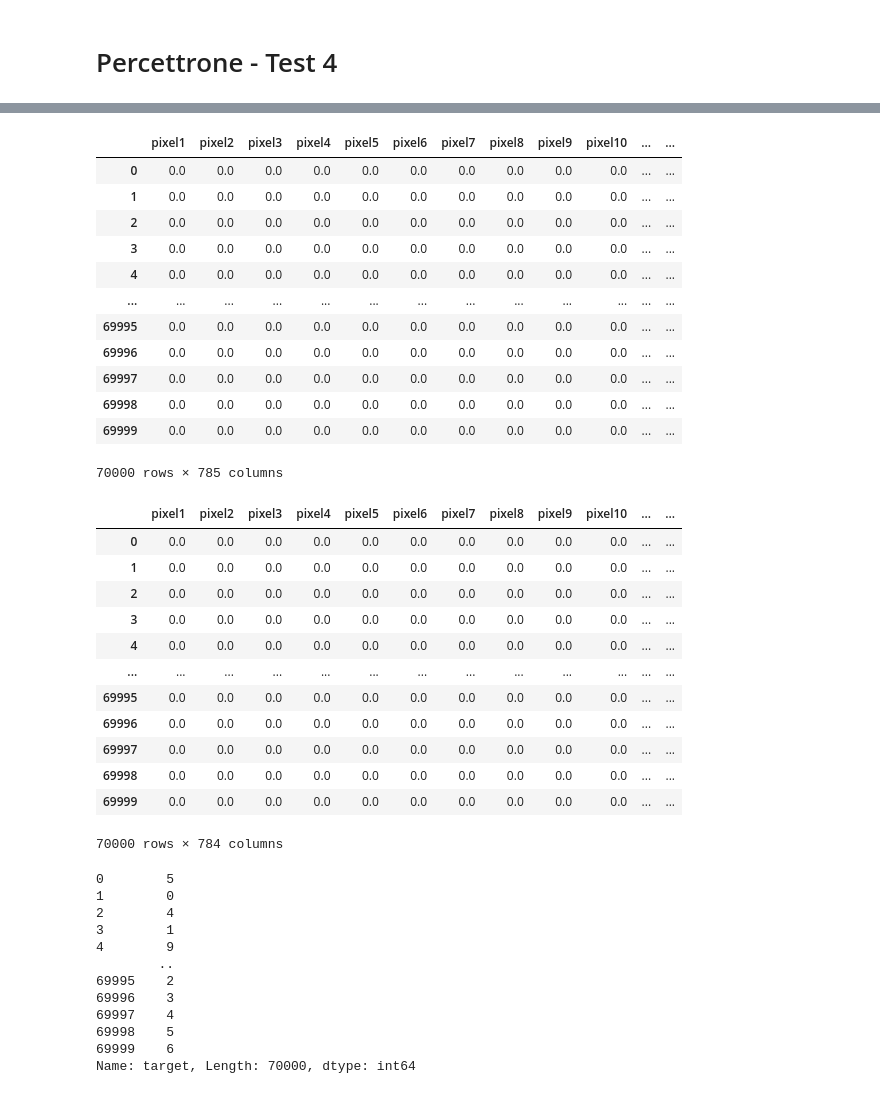
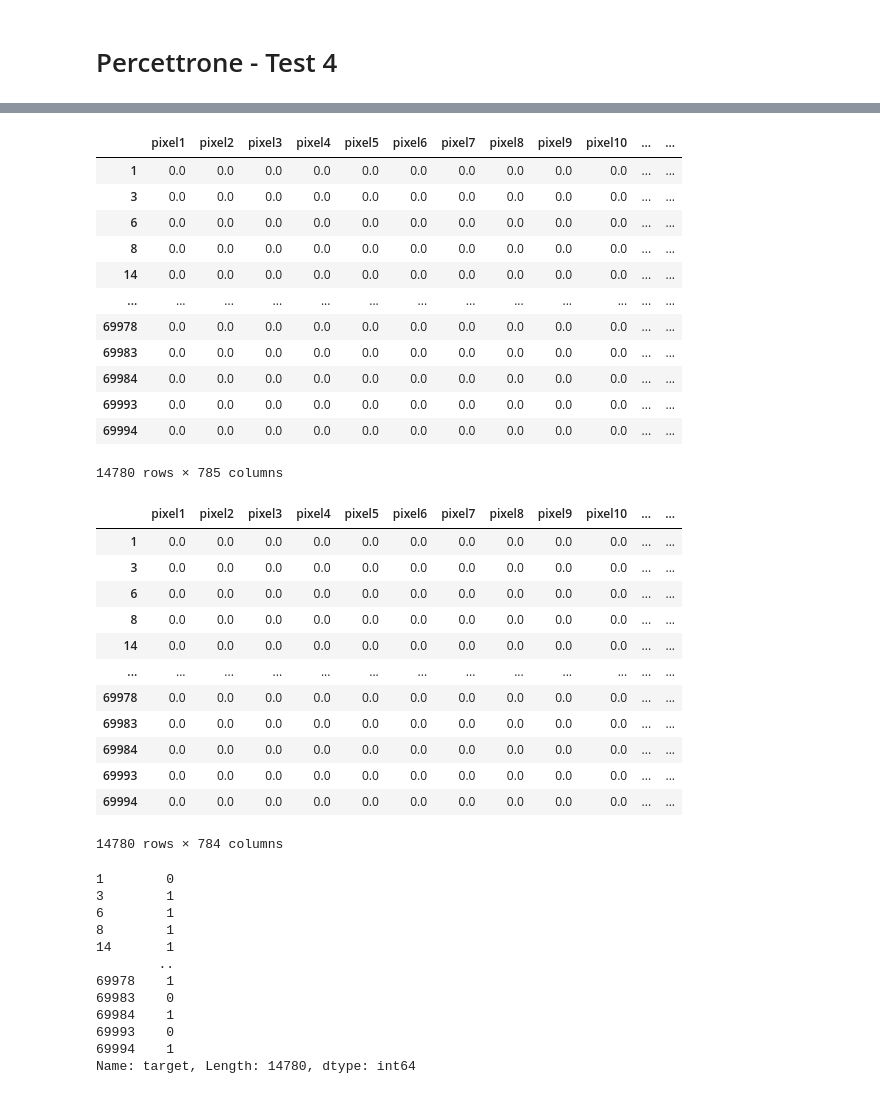
Before and after one commit to nikmaffi/A.I., a Jupyter notebook: perceptron/analisi-mnist.ipynb, the cells around one changed output, grey strips where cells are left out. Saved outputs shown, nothing was run; the diff lists cells and outputs as text; code cells hidden in the pictures.

```diff
--- a/perceptron/analisi-mnist.ipynb
+++ b/perceptron/analisi-mnist.ipynb
@@ -38,22 +39,23 @@ array([5, 0, 4, 1, 9, 2, 3, 6, 7, 8], dtype=int64)
 # %%
 #Rimozione prima colonna (indici delle righe)
 
-data.pop("index")
+data.pop("garbage")
+data = data[data["target"].isin([0, 1])]
 data
 # %% [output]
 |  | pixel1 | pixel2 | pixel3 | pixel4 | pixel5 | pixel6 | pixel7 | pixel8 | pixel9 | pixel10 | ... | ... |
-| 0 | 0.0 | 0.0 | 0.0 | 0.0 | 0.0 | 0.0 | 0.0 | 0.0 | 0.0 | 0.0 | ... | ... |
 | 1 | 0.0 | 0.0 | 0.0 | 0.0 | 0.0 | 0.0 | 0.0 | 0.0 | 0.0 | 0.0 | ... | ... |
-| 2 | 0.0 | 0.0 | 0.0 | 0.0 | 0.0 | 0.0 | 0.0 | 0.0 | 0.0 | 0.0 | ... | ... |
 | 3 | 0.0 | 0.0 | 0.0 | 0.0 | 0.0 | 0.0 | 0.0 | 0.0 | 0.0 | 0.0 | ... | ... |
-| 4 | 0.0 | 0.0 | 0.0 | 0.0 | 0.0 | 0.0 | 0.0 | 0.0 | 0.0 | 0.0 | ... | ... |
+| 6 | 0.0 | 0.0 | 0.0 | 0.0 | 0.0 | 0.0 | 0.0 | 0.0 | 0.0 | 0.0 | ... | ... |
+| 8 | 0.0 | 0.0 | 0.0 | 0.0 | 0.0 | 0.0 | 0.0 | 0.0 | 0.0 | 0.0 | ... | ... |
+| 14 | 0.0 | 0.0 | 0.0 | 0.0 | 0.0 | 0.0 | 0.0 | 0.0 | 0.0 | 0.0 | ... | ... |
 | ... | ... | ... | ... | ... | ... | ... | ... | ... | ... | ... | ... | ... |
-| 69995 | 0.0 | 0.0 | 0.0 | 0.0 | 0.0 | 0.0 | 0.0 | 0.0 | 0.0 | 0.0 | ... | ... |
-| 69996 | 0.0 | 0.0 | 0.0 | 0.0 | 0.0 | 0.0 | 0.0 | 0.0 | 0.0 | 0.0 | ... | ... |
-| 69997 | 0.0 | 0.0 | 0.0 | 0.0 | 0.0 | 0.0 | 0.0 | 0.0 | 0.0 | 0.0 | ... | ... |
-| 69998 | 0.0 | 0.0 | 0.0 | 0.0 | 0.0 | 0.0 | 0.0 | 0.0 | 0.0 | 0.0 | ... | ... |
-| 69999 | 0.0 | 0.0 | 0.0 | 0.0 | 0.0 | 0.0 | 0.0 | 0.0 | 0.0 | 0.0 | ... | ... |
+| 69978 | 0.0 | 0.0 | 0.0 | 0.0 | 0.0 | 0.0 | 0.0 | 0.0 | 0.0 | 0.0 | ... | ... |
+| 69983 | 0.0 | 0.0 | 0.0 | 0.0 | 0.0 | 0.0 | 0.0 | 0.0 | 0.0 | 0.0 | ... | ... |
+| 69984 | 0.0 | 0.0 | 0.0 | 0.0 | 0.0 | 0.0 | 0.0 | 0.0 | 0.0 | 0.0 | ... | ... |
+| 69993 | 0.0 | 0.0 | 0.0 | 0.0 | 0.0 | 0.0 | 0.0 | 0.0 | 0.0 | 0.0 | ... | ... |
+| 69994 | 0.0 | 0.0 | 0.0 | 0.0 | 0.0 | 0.0 | 0.0 | 0.0 | 0.0 | 0.0 | ... | ... |
-70000 rows × 785 columns
+14780 rows × 785 columns
 # %%
 X = data.copy()
 y = X.pop("target")
@@ -61,33 +63,33 @@ y = X.pop("target")
 X
 # %% [output]
 |  | pixel1 | pixel2 | pixel3 | pixel4 | pixel5 | pixel6 | pixel7 | pixel8 | pixel9 | pixel10 | ... | ... |
-| 0 | 0.0 | 0.0 | 0.0 | 0.0 | 0.0 | 0.0 | 0.0 | 0.0 | 0.0 | 0.0 | ... | ... |
 | 1 | 0.0 | 0.0 | 0.0 | 0.0 | 0.0 | 0.0 | 0.0 | 0.0 | 0.0 | 0.0 | ... | ... |
-| 2 | 0.0 | 0.0 | 0.0 | 0.0 | 0.0 | 0.0 | 0.0 | 0.0 | 0.0 | 0.0 | ... | ... |
 | 3 | 0.0 | 0.0 | 0.0 | 0.0 | 0.0 | 0.0 | 0.0 | 0.0 | 0.0 | 0.0 | ... | ... |
-| 4 | 0.0 | 0.0 | 0.0 | 0.0 | 0.0 | 0.0 | 0.0 | 0.0 | 0.0 | 0.0 | ... | ... |
+| 6 | 0.0 | 0.0 | 0.0 | 0.0 | 0.0 | 0.0 | 0.0 | 0.0 | 0.0 | 0.0 | ... | ... |
+| 8 | 0.0 | 0.0 | 0.0 | 0.0 | 0.0 | 0.0 | 0.0 | 0.0 | 0.0 | 0.0 | ... | ... |
+| 14 | 0.0 | 0.0 | 0.0 | 0.0 | 0.0 | 0.0 | 0.0 | 0.0 | 0.0 | 0.0 | ... | ... |
 | ... | ... | ... | ... | ... | ... | ... | ... | ... | ... | ... | ... | ... |
-| 69995 | 0.0 | 0.0 | 0.0 | 0.0 | 0.0 | 0.0 | 0.0 | 0.0 | 0.0 | 0.0 | ... | ... |
-| 69996 | 0.0 | 0.0 | 0.0 | 0.0 | 0.0 | 0.0 | 0.0 | 0.0 | 0.0 | 0.0 | ... | ... |
-| 69997 | 0.0 | 0.0 | 0.0 | 0.0 | 0.0 | 0.0 | 0.0 | 0.0 | 0.0 | 0.0 | ... | ... |
-| 69998 | 0.0 | 0.0 | 0.0 | 0.0 | 0.0 | 0.0 | 0.0 | 0.0 | 0.0 | 0.0 | ... | ... |
-| 69999 | 0.0 | 0.0 | 0.0 | 0.0 | 0.0 | 0.0 | 0.0 | 0.0 | 0.0 | 0.0 | ... | ... |
+| 69978 | 0.0 | 0.0 | 0.0 | 0.0 | 0.0 | 0.0 | 0.0 | 0.0 | 0.0 | 0.0 | ... | ... |
+| 69983 | 0.0 | 0.0 | 0.0 | 0.0 | 0.0 | 0.0 | 0.0 | 0.0 | 0.0 | 0.0 | ... | ... |
+| 69984 | 0.0 | 0.0 | 0.0 | 0.0 | 0.0 | 0.0 | 0.0 | 0.0 | 0.0 | 0.0 | ... | ... |
+| 69993 | 0.0 | 0.0 | 0.0 | 0.0 | 0.0 | 0.0 | 0.0 | 0.0 | 0.0 | 0.0 | ... | ... |
+| 69994 | 0.0 | 0.0 | 0.0 | 0.0 | 0.0 | 0.0 | 0.0 | 0.0 | 0.0 | 0.0 | ... | ... |
-70000 rows × 784 columns
+14780 rows × 784 columns
 # %%
 y
 # %% [output]
-0        5
 1        0
-2        4
 3        1
-4        9
+6        1
+8        1
+14       1
         ..
-69995    2
-69996    3
-69997    4
-69998    5
-69999    6
-Name: target, Length: 70000, dtype: int64
+69978    1
+69983    0
+69984    1
+69993    0
+69994    1
+Name: target, Length: 14780, dtype: int64
 # %%
 X_train, X_test, y_train, y_test = train_test_split(X, y, train_size = 0.7, random_state = 0)
 # %%
```
Also changed, not shown: parts of 6 cells of this notebook, 4 other files.
